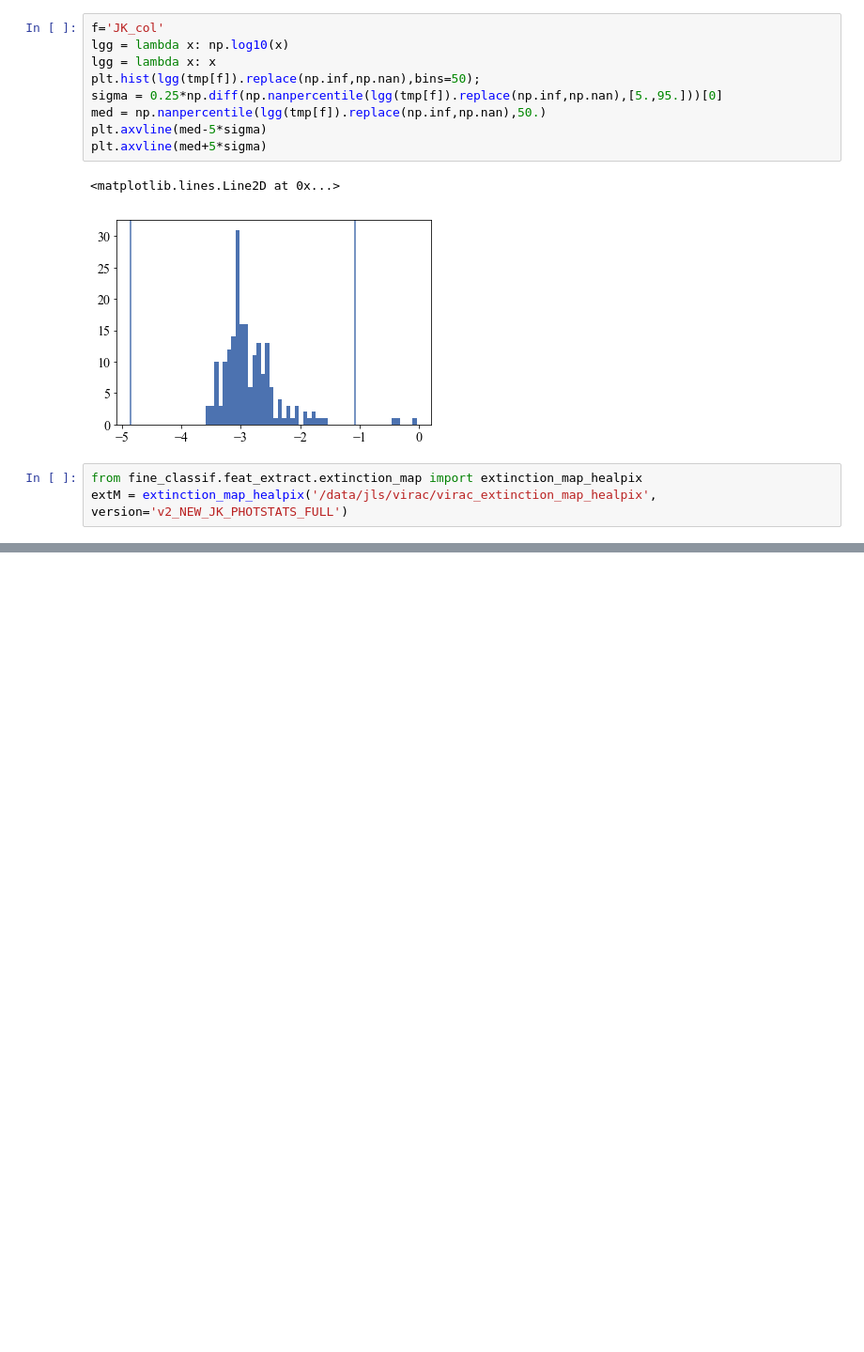
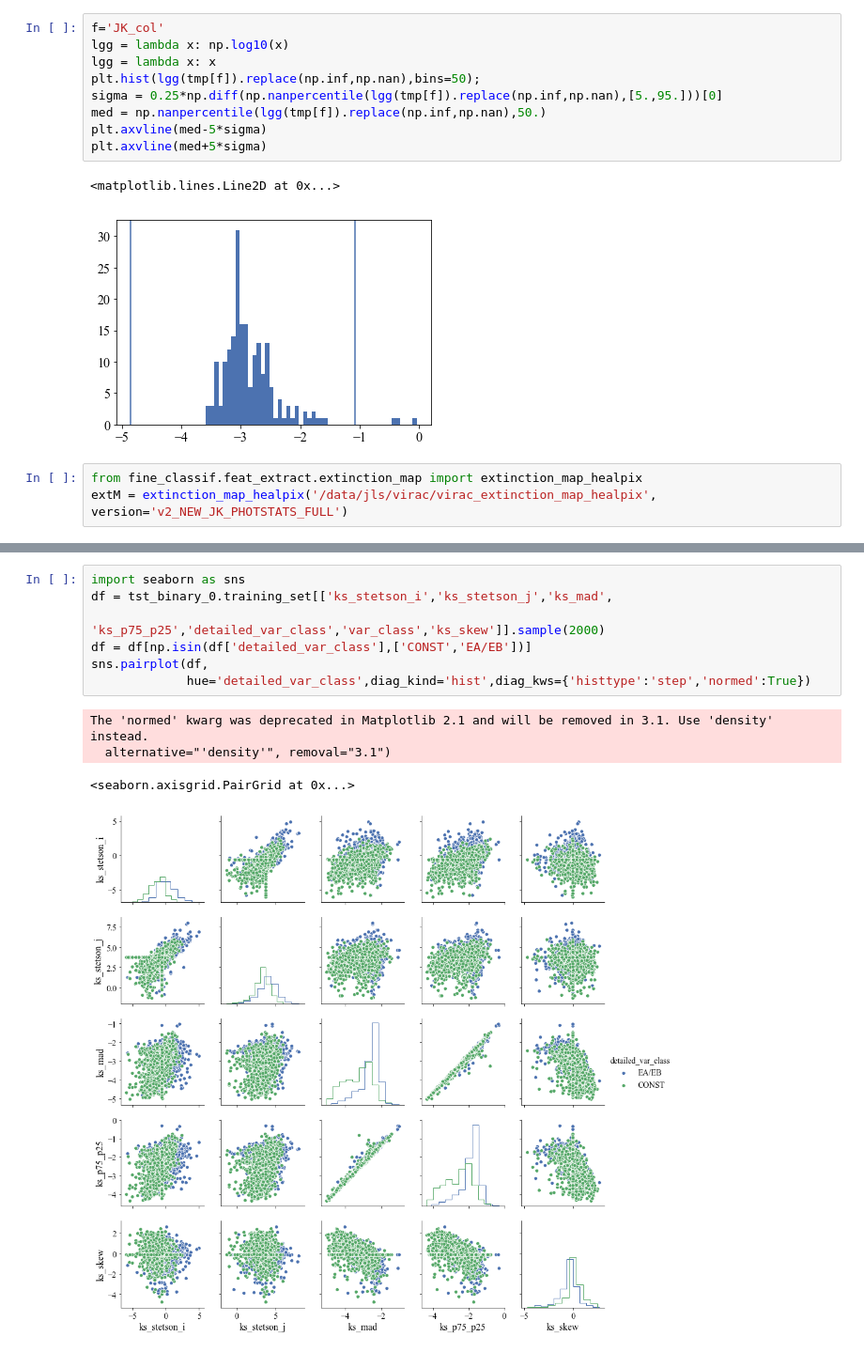
Before and after one commit to thomasmolnar/virac_classifier, a Jupyter notebook: test_notebooks/test.ipynb, the cells around one changed output, grey strips where cells are left out. Shown at 94% size. Cells and saved outputs as stored; diff of their text form; blank space fills up the shorter version.

```diff
--- a/test_notebooks/test.ipynb
+++ b/test_notebooks/test.ipynb
@@ -308,0 +418,12 @@ extM = extinction_map_healpix('/data/jls/virac/virac_extinction_map_healpix', ve
+# %%
+import seaborn as sns
+df = tst_binary_0.training_set[['ks_stetson_i','ks_stetson_j','ks_mad',
+                                'ks_p75_p25','detailed_var_class','var_class','ks_skew']].sample(2000)
+df = df[np.isin(df['detailed_var_class'],['CONST','EA/EB'])]
+sns.pairplot(df,
+             hue='detailed_var_class',diag_kind='hist',diag_kws={'histtype':'step','normed':True})
+# %% [output]
+The 'normed' kwarg was deprecated in Matplotlib 2.1 and will be removed in 3.1. Use 'density' instead.
+  alternative="'density'", removal="3.1")
+<seaborn.axisgrid.PairGrid at 0x...>
+[figure, added]
```
Also changed, not shown: parts of 15 cells of this notebook, 5 other files.
